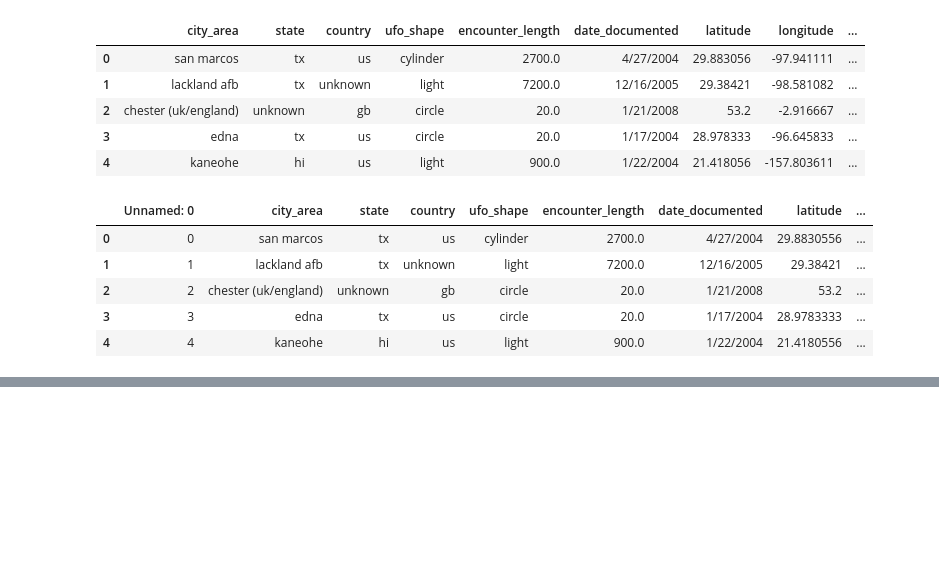
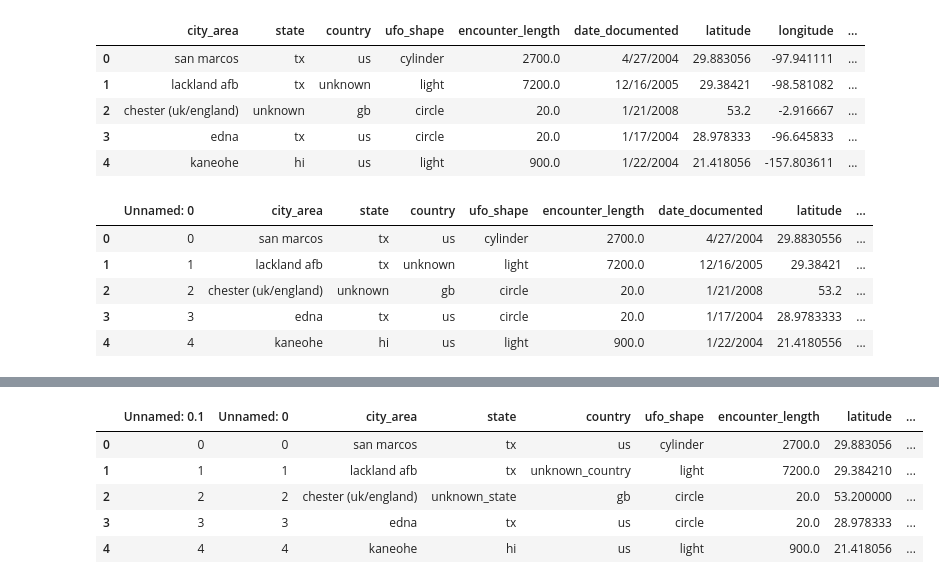
Before and after one commit to Belen96x/Web_Semantics_FinalProject, a Jupyter notebook: Dataset/data_analysis.ipynb, the cells around one changed output, grey strips where cells are left out. Saved outputs shown, nothing was run; the diff lists cells and outputs as text; code cells hidden in the pictures; blank space fills up the shorter version.

```diff
--- a/Dataset/data_analysis.ipynb
+++ b/Dataset/data_analysis.ipynb
@@ -401,0 +435,15 @@ df_combined.to_csv('ufo_usa_uk_data.csv')
+# %%
+# Define the values to replace with NaN
+unknown_values = ['unknown_latitude', 'unknown_longitude', 'unknown_encounter_length']
+
+# Function to convert column to float while replacing specific strings with NaN
+def convert_column_to_float(column, unknown_value):
+    # Replace the specific string values with NaN
+    column_replaced = column.replace(unknown_value, pd.NA)
+    # Convert column to numeric, forcing errors to NaN
+    return pd.to_numeric(column_replaced, errors='coerce')
+
+# Apply conversion function to each relevant column
+df_final['latitude'] = convert_column_to_float(df_final['latitude'], 'unknown_latitude')
+df_final['longitude'] = convert_column_to_float(df_final['longitude'], 'unknown_longitude')
+df_final['encounter_length'] = convert_column_to_float(df_final['encounter_length'], 'unknown_encounter_length')
@@ -401,0 +470,31 @@ df_combined.to_csv('ufo_usa_uk_data.csv')
+# %%
+# Añadir ':00' al final de cada valor de tiempo si no tiene segundos
+df_final['time'] = df_final['time'].apply(lambda x: x if len(x.split(':')) == 3 else x + ':00')
+
+# Función para manejar la conversión de '24:00:00' y otros casos
+def convert_to_datetime(row):
+    date_str = row['date']
+    time_str = row['time']
+
+    if time_str == '24:00:00':
+        # Convertir '24:00:00' a '00:00:00' del día siguiente
+        return pd.to_datetime(date_str, dayfirst=True) + pd.Timedelta(days=1)
+    else:
+        # Convertir normalmente
+        return pd.to_datetime(f"{date_str} {time_str}", dayfirst=True, errors='coerce')
+
+# Aplicar la función a cada fila del DataFrame
+df_final['datetime_sighting'] = df_final.apply(convert_to_datetime, axis=1)
+# %%
+df_final['date_documented_datetime'] = pd.to_datetime(df_final['date_documented'] + ' 00:00:00', dayfirst=True, errors='coerce')
+# %%
+df_final_datetime = df_final.drop(['date','time','date_documented','datetime'], axis=1)
+# %%
+df_final_datetime.head()
+# %% [output]
+|  | Unnamed: 0.1 | Unnamed: 0 | city_area | state | country | ufo_shape | encounter_length | latitude | ... |
+| 0 | 0 | 0 | san marcos | tx | us | cylinder | 2700.0 | 29.883056 | ... |
+| 1 | 1 | 1 | lackland afb | tx | unknown_country | light | 7200.0 | 29.384210 | ... |
+| 2 | 2 | 2 | chester (uk/england) | unknown_state | gb | circle | 20.0 | 53.200000 | ... |
+| 3 | 3 | 3 | edna | tx | us | circle | 20.0 | 28.978333 | ... |
+| 4 | 4 | 4 | kaneohe | hi | us | light | 900.0 | 21.418056 | ... |
```
Also changed, not shown: parts of 7 cells of this notebook, 12 other files.
